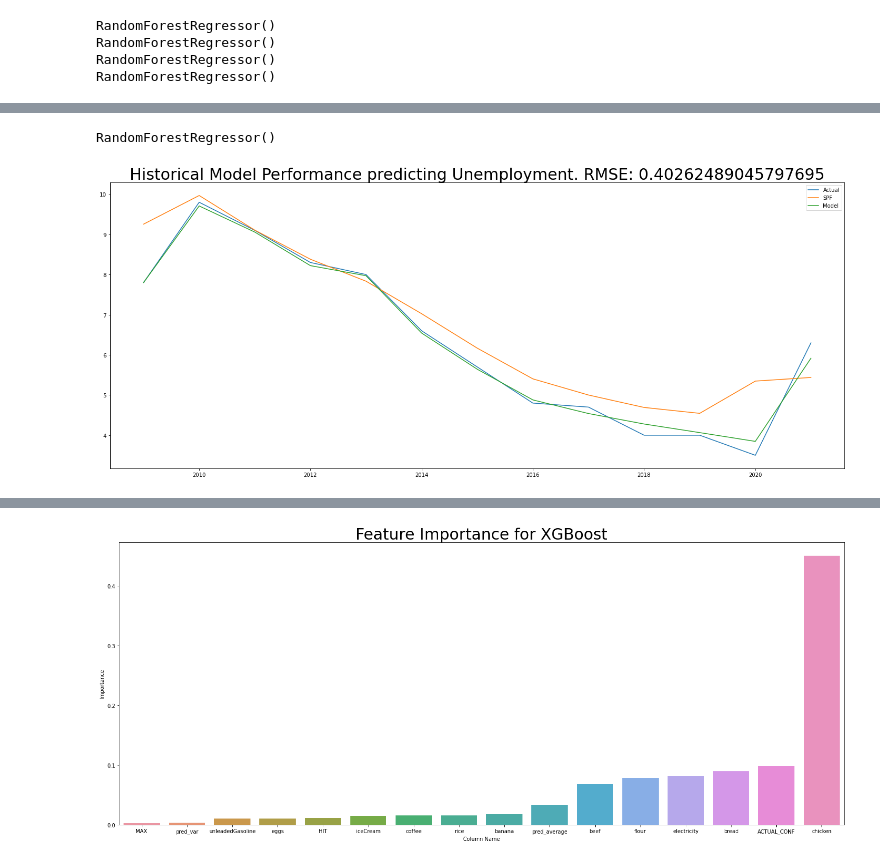
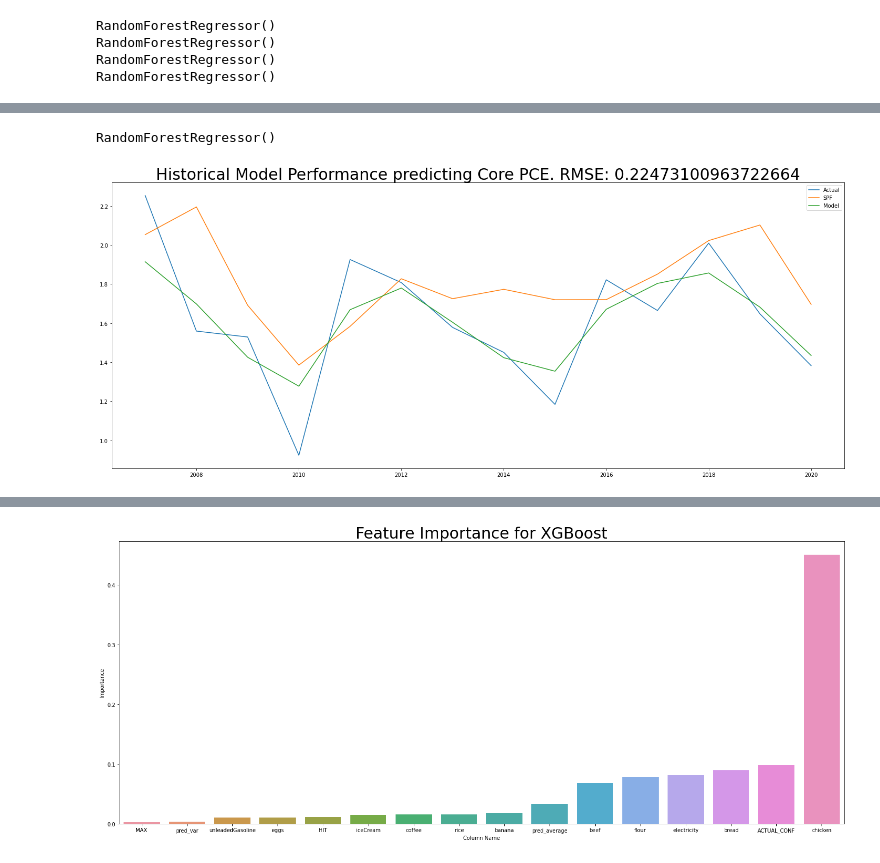
Before and after one commit to mbearw-berkeley/W210-Capstone, a Jupyter notebook: models/RegressionModel Class notebook.ipynb, the cells around one changed output, grey strips where cells are left out. Drawn from its saved outputs; the diff is of its cells as text; code cells hidden in the pictures.

```diff
--- a/models/RegressionModel Class notebook.ipynb
+++ b/models/RegressionModel Class notebook.ipynb
@@ -63,0 +94,2 @@ relevant.dropna(inplace=True)
+# %%
+relevant = relevant[relevant["YEAR BEING FORECAST"]<=2021]
@@ -75,6 +109,6 @@ train,val = train_test_split(train,test_size=0.25, random_state=42,stratify = tr
 Current Regression Models: XGBoost and RandomForestRegressor
 Past Regression Models: LinearRegression, KNN,
 # %%
-train=pd.read_csv("../data/TrainingData/shuffled_train.csv")
-test=pd.read_csv("../data/TestData/shuffled_test.csv")
-val=pd.read_csv("../data/ValidationData/val.csv")
+# train=pd.read_csv("../data/TrainingData/shuffled_train.csv")
+# test=pd.read_csv("../data/TestData/shuffled_test.csv")
+# val=pd.read_csv("../data/ValidationData/val.csv")
@@ -97,11 +115,12 @@ train
 # %%
 def MeasureSplit(df,measure):
-    return df[df["INDICATOR"]==measure].drop(columns = ["actual","INDICATOR","YEAR BEING FORECAST"]),df[df["INDICATOR"]==measure]["actual"]
+    return df[df["INDICATOR"]==measure].drop(columns = ["actual","INDICATOR","YEAR BEING FORECAST","YEAR FORECAST MADE"]),df[df["INDICATOR"]==measure]["actual"]
 # %%
 class RegressionModel:
     measures = ["Unemployment","RealGDP","Core CPI","Core PCE"]
 
     def __init__(self,name,model):
+        self.years = None
         self.name = name
         self.model = model
         self.fitted_models = dict.fromkeys(self.measures,None)
@@ -181,6 +200,7 @@ class RegressionModel:
         years = val[val["INDICATOR"]==variable_name]['YEAR BEING FORECAST']
         frame = pd.DataFrame({"Actual": actuals, "SPF": spf_preds, "Model": preds, "Year": years})
         grouped = frame.groupby("Year").mean()
+        self.years = years
         if plot == True:
             fig,axs = plt.subplots(1,1,figsize=(25,10))
             plt.title("Historical Model Performance predicting "+variable_name + ". RMSE: "+str(self.rmse_scores[self.measures.index(variable_name)]),size=30)
@@ -230,8 +246,8 @@ rf.get_feature_importance("Unemployment")
 # %%
-grouped = rf.annual_performance("Unemployment")
+grouped = rf.annual_performance("Core PCE")
 # %% [output]
 RandomForestRegressor()
-[figure, old version]
+[figure, new version]
 # %%
 grouped
 # %% [output]
```
Also changed, not shown: parts of 13 cells of this notebook, 12 other files.
